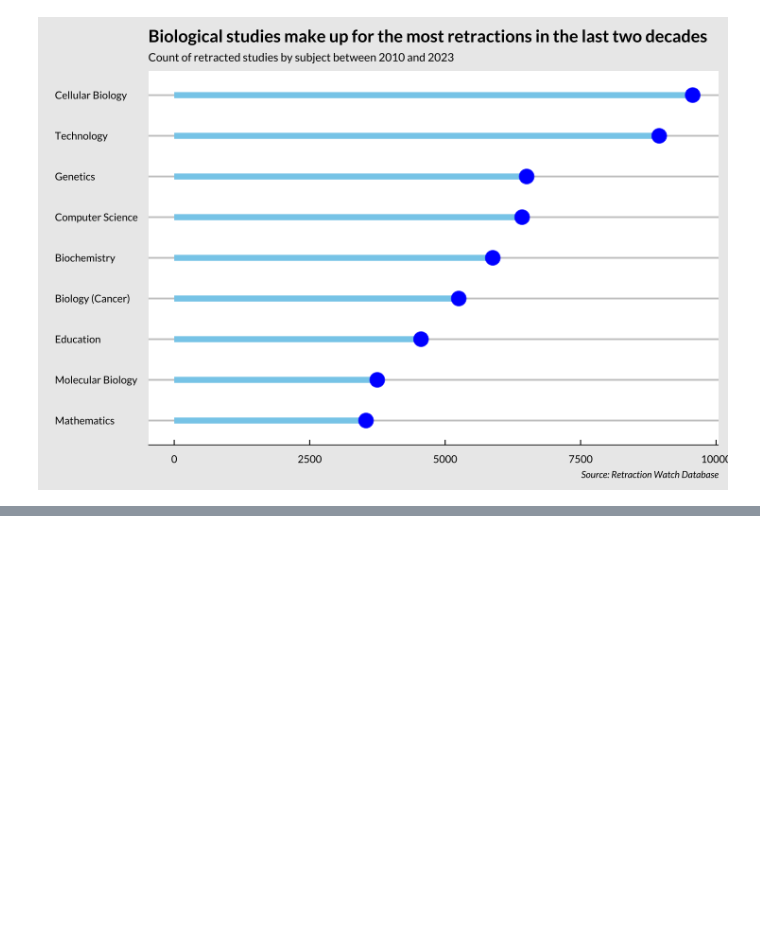
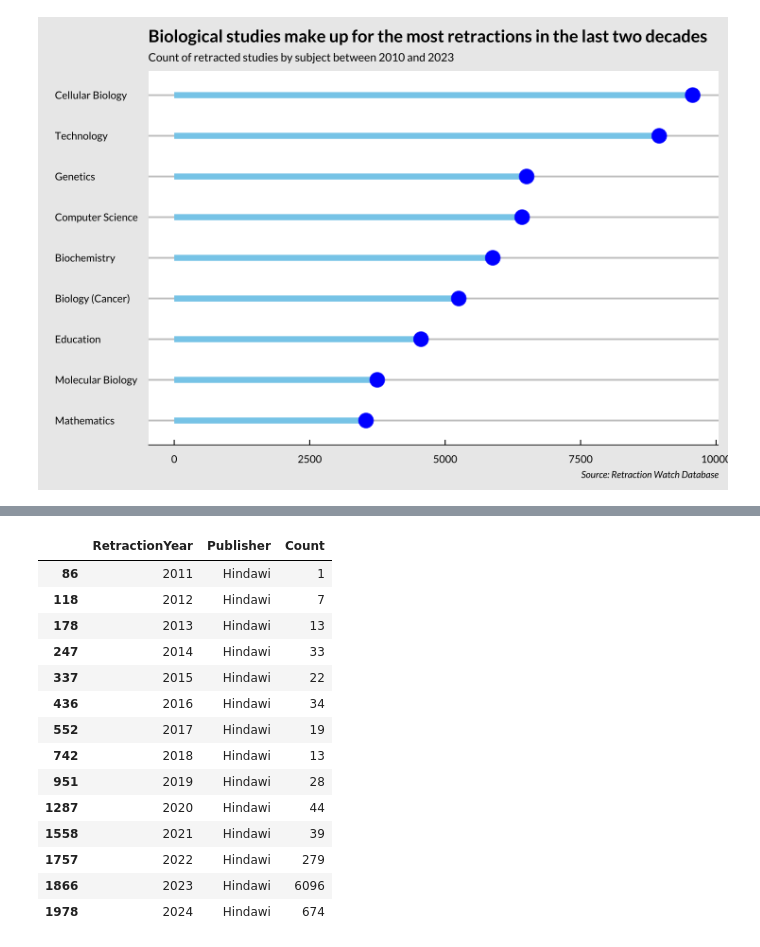
Before and after one commit to hazel-gandhi/academic-retractions-analysis, a Jupyter notebook: retraction-watch.ipynb, the cells around one changed output, grey strips where cells are left out. Saved outputs shown, nothing was run; the diff lists cells and outputs as text; code cells hidden in the pictures; blank space fills up the shorter version.

```diff
--- a/retraction-watch.ipynb
+++ b/retraction-watch.ipynb
@@ -498,0 +560,18 @@ ggplot(top_10_filtered) +
+# %%
+publisher_df[publisher_df['Publisher'] == 'Hindawi']
+# %% [output]
+|  | RetractionYear | Publisher | Count |
+| 86 | 2011 | Hindawi | 1 |
+| 118 | 2012 | Hindawi | 7 |
+| 178 | 2013 | Hindawi | 13 |
+| 247 | 2014 | Hindawi | 33 |
+| 337 | 2015 | Hindawi | 22 |
+| 436 | 2016 | Hindawi | 34 |
+| 552 | 2017 | Hindawi | 19 |
+| 742 | 2018 | Hindawi | 13 |
+| 951 | 2019 | Hindawi | 28 |
+| 1287 | 2020 | Hindawi | 44 |
+| 1558 | 2021 | Hindawi | 39 |
+| 1757 | 2022 | Hindawi | 279 |
+| 1866 | 2023 | Hindawi | 6096 |
+| 1978 | 2024 | Hindawi | 674 |
```
Also changed, not shown: parts of 7 cells of this notebook, 8 other files.
